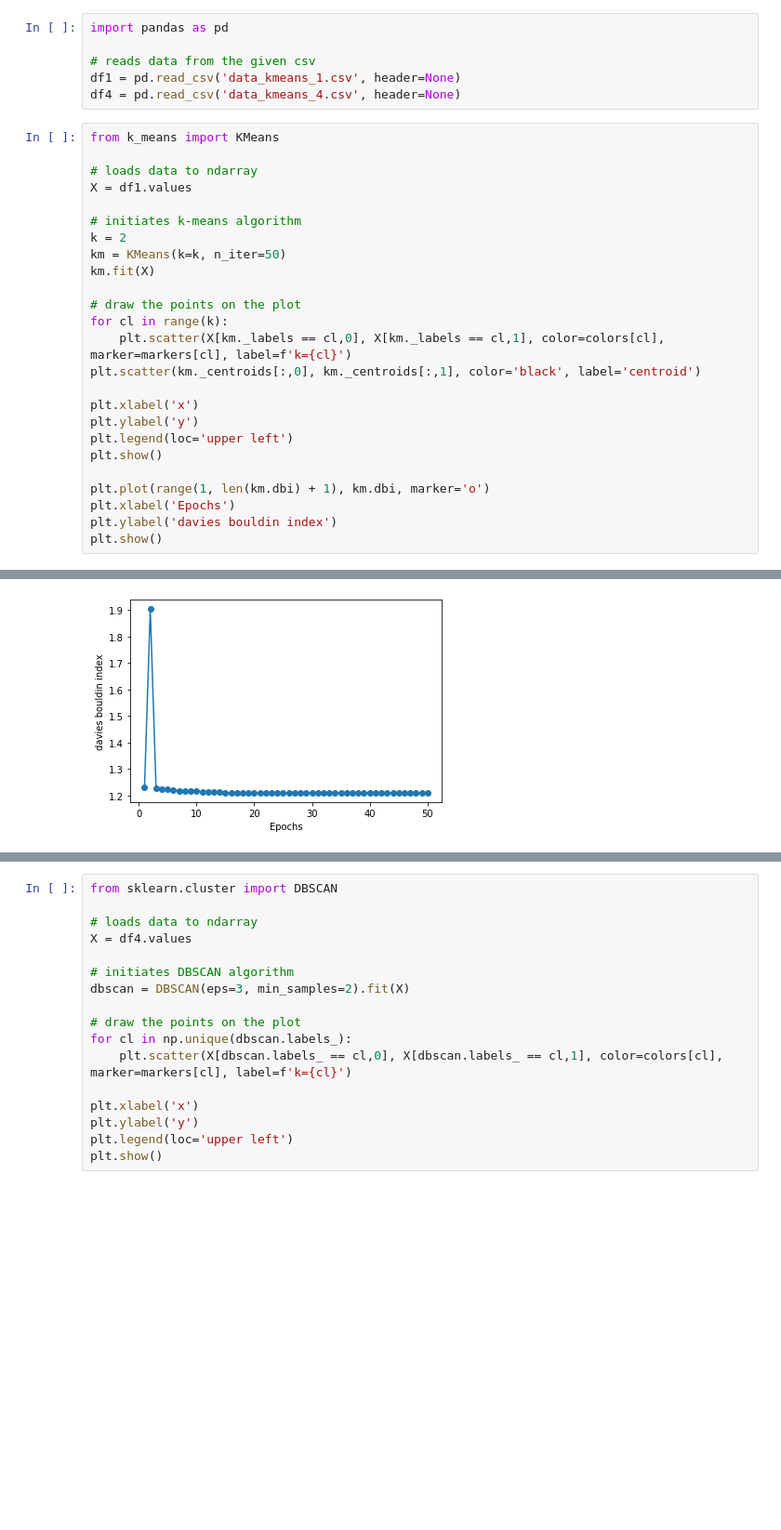
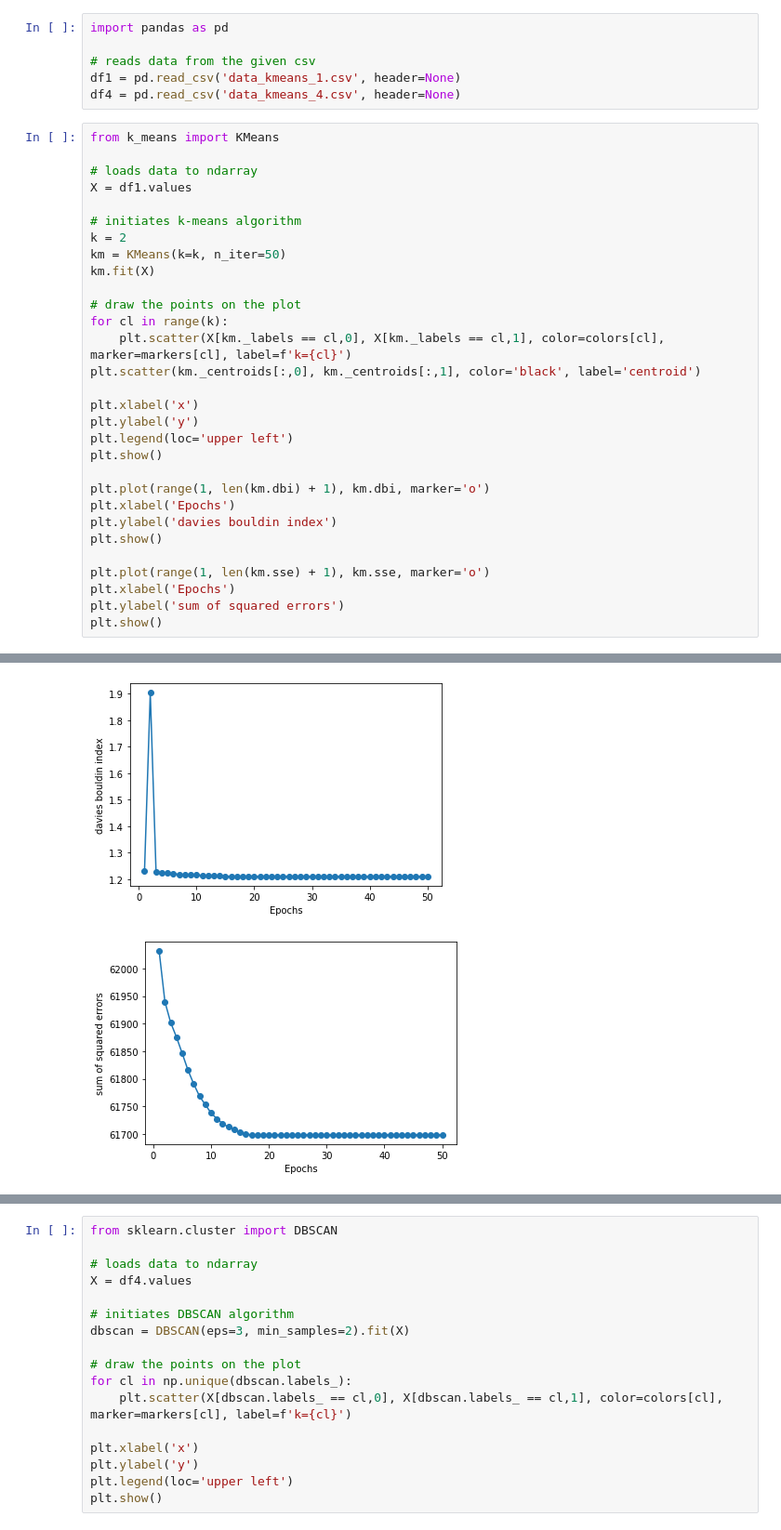
Before and after one commit to 9231058/ML-Homework, a Jupyter notebook: HW-4/P3.ipynb, the cells around one changed output, grey strips where cells are left out. Shown at 93% size. Drawn from its saved outputs; the diff is of its cells as text; blank space fills up the shorter version.

```diff
--- a/HW-4/P3.ipynb
+++ b/HW-4/P3.ipynb
@@ -13,28 +13,34 @@ df4 = pd.read_csv('data_kmeans_4.csv', header=None)
 # %%
 from k_means import KMeans
 
 # loads data to ndarray
 X = df1.values
 
 # initiates k-means algorithm
 k = 2
 km = KMeans(k=k, n_iter=50)
 km.fit(X)
 
 # draw the points on the plot
 for cl in range(k):
     plt.scatter(X[km._labels == cl,0], X[km._labels == cl,1], color=colors[cl], marker=markers[cl], label=f'k={cl}')
 plt.scatter(km._centroids[:,0], km._centroids[:,1], color='black', label='centroid')
 
 plt.xlabel('x')
 plt.ylabel('y')
 plt.legend(loc='upper left')
 plt.show()
 
 plt.plot(range(1, len(km.dbi) + 1), km.dbi, marker='o')
 plt.xlabel('Epochs')
 plt.ylabel('davies bouldin index')
 plt.show()
+
+plt.plot(range(1, len(km.sse) + 1), km.sse, marker='o')
+plt.xlabel('Epochs')
+plt.ylabel('sum of squared errors')
+plt.show()
 # %% [output]
 [figure]
 [figure]
+[figure, added]
```
Also changed, not shown: parts of 2 cells of this notebook.
